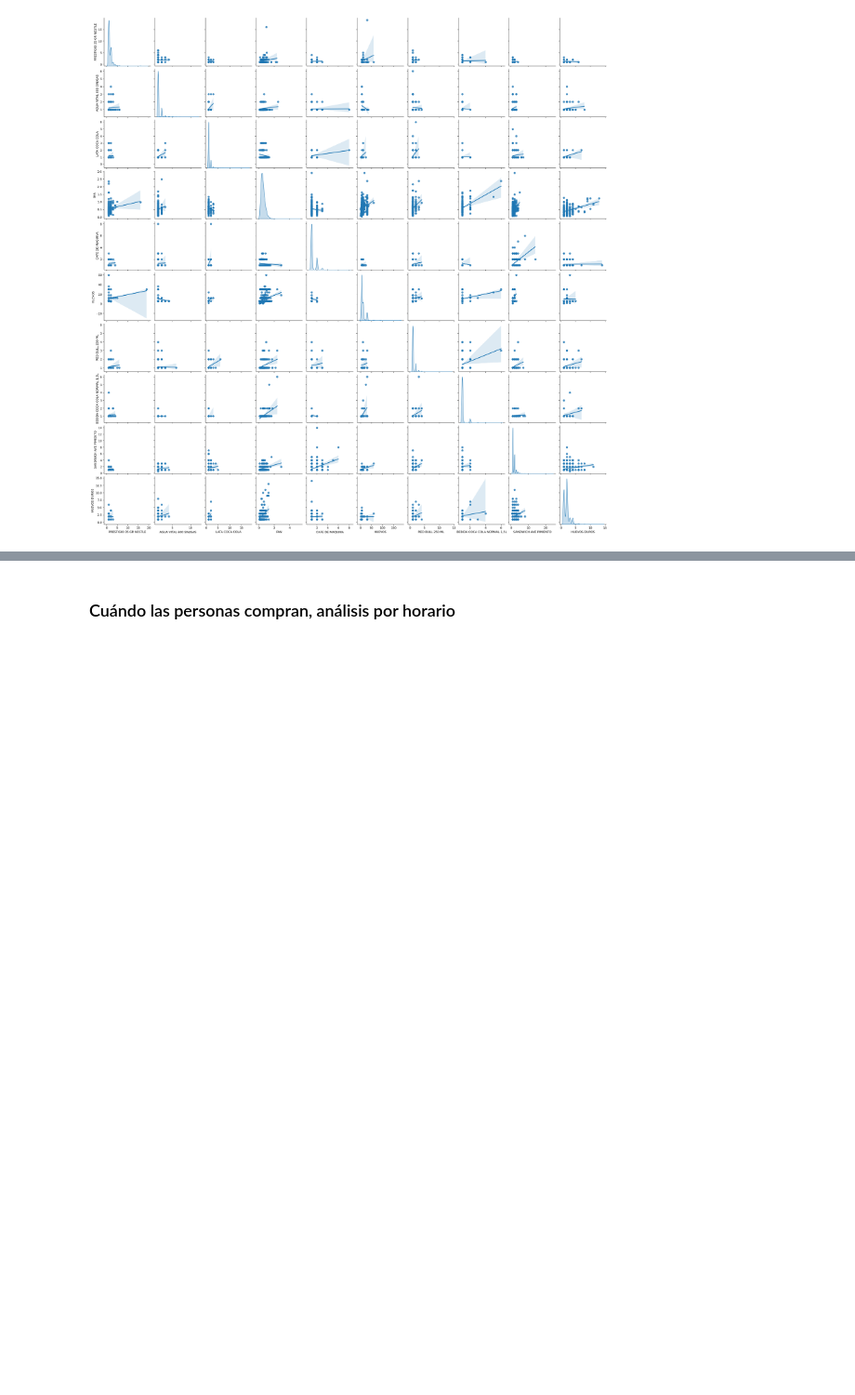
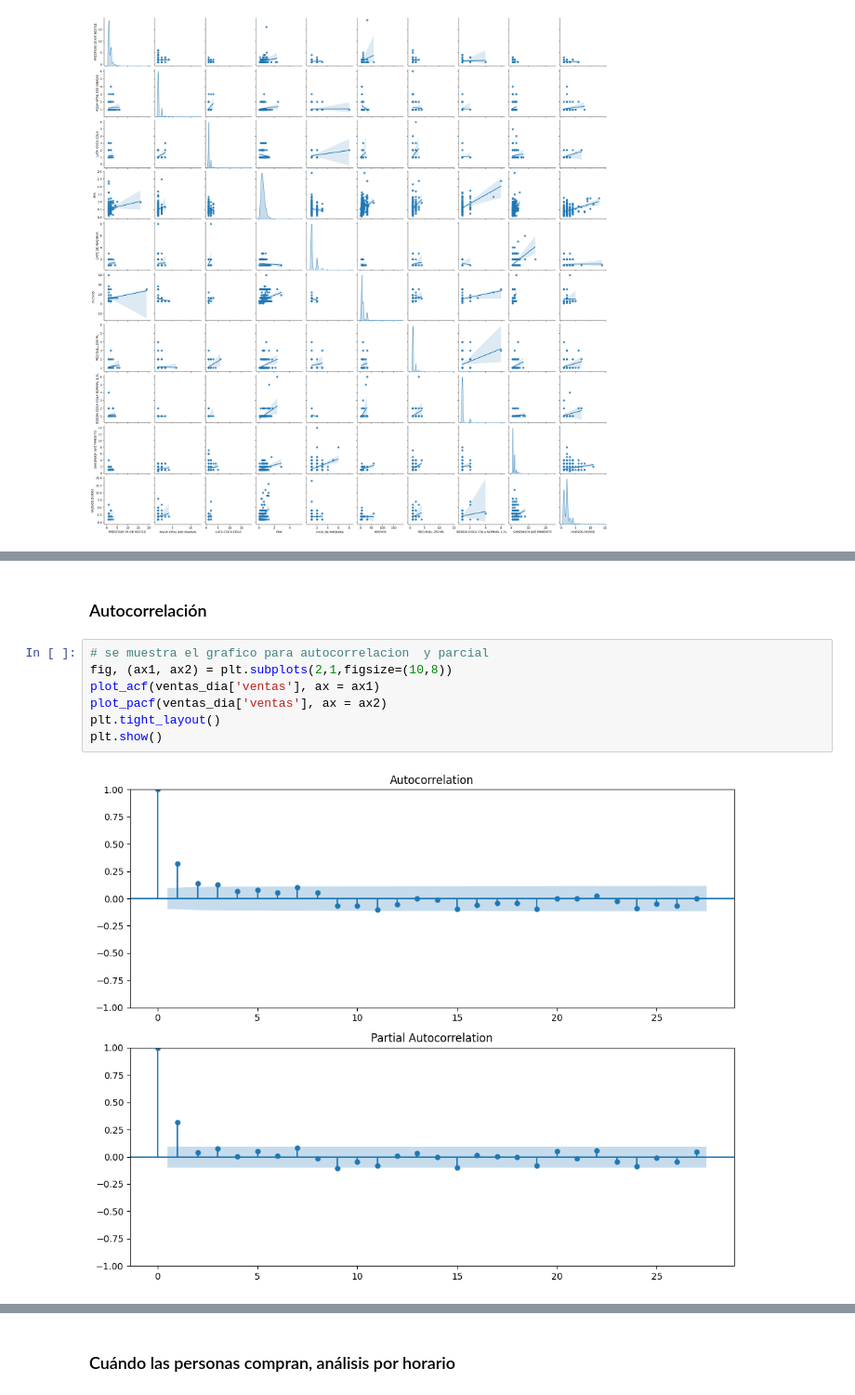
Before and after one commit to darwin1k/MiniMarket, a Jupyter notebook: EdaInitial.ipynb, the cells around one changed output, grey strips where cells are left out. Shown at 93% size. Drawn from its saved outputs; the diff is of its cells as text; blank space fills up the shorter version.

```diff
--- a/EdaInitial.ipynb
+++ b/EdaInitial.ipynb
@@ -712,0 +693,11 @@ sns.pairplot(pivot_df, kind="reg", diag_kind='kde')
+# %% [markdown]
+### Autocorrelación
+# %%
+# se muestra el grafico para autocorrelacion  y parcial
+fig, (ax1, ax2) = plt.subplots(2,1,figsize=(10,8))
+plot_acf(ventas_dia['ventas'], ax = ax1)
+plot_pacf(ventas_dia['ventas'], ax = ax2)
+plt.tight_layout()
+plt.show()
+# %% [output]
+[figure, added]
```
Also changed, not shown: parts of 44 cells of this notebook, 1 other file.
